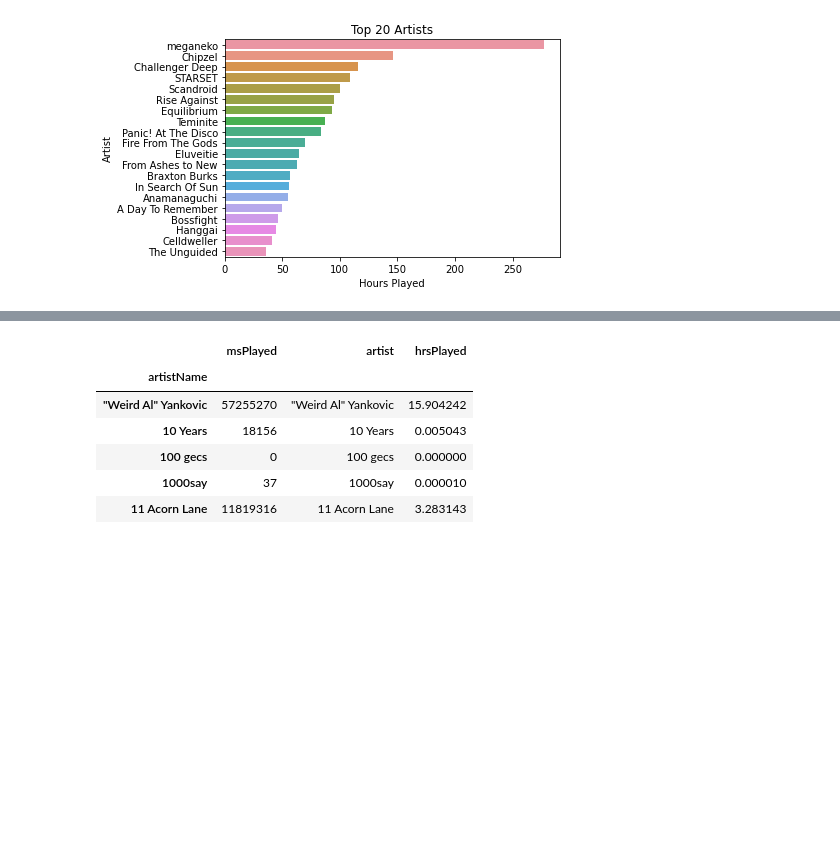
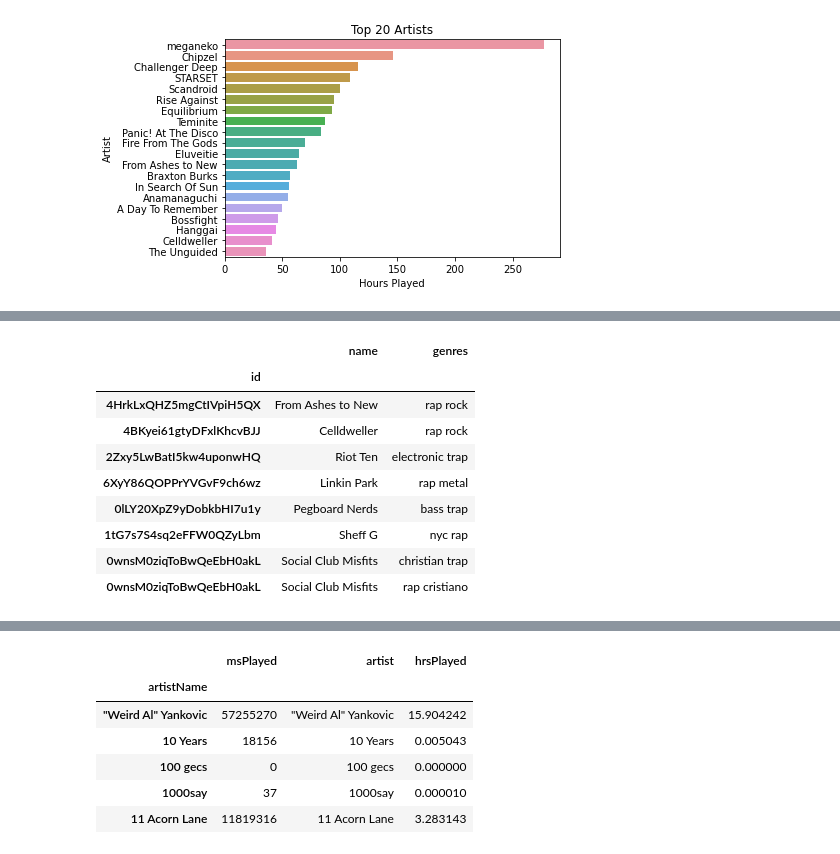
Before and after one commit to Duke02/Spotify-Listening-Analysis, a Jupyter notebook: Related-Artists.ipynb, the cells around one changed output, grey strips where cells are left out. Saved outputs shown, nothing was run; the diff lists cells and outputs as text; code cells hidden in the pictures; blank space fills up the shorter version.

Commit message:
Made changes to related artists. Kinda forgot to commit when I did them tho

```diff
--- a/Related-Artists.ipynb
+++ b/Related-Artists.ipynb
@@ -100,0 +101,13 @@ artists_big_df.head()
+# %%
+artists_big_df[artists_big_df['genres'].str.contains('rap', na=False)][['name','genres']].drop_duplicates()
+# %% [output]
+|  | name | genres |
+| id |  |  |
+| 4HrkLxQHZ5mgCtIVpiH5QX | From Ashes to New | rap rock |
+| 4BKyei61gtyDFxlKhcvBJJ | Celldweller | rap rock |
+| 2Zxy5LwBatI5kw4uponwHQ | Riot Ten | electronic trap |
+| 6XyY86QOPPrYVGvF9ch6wz | Linkin Park | rap metal |
+| 0lLY20XpZ9yDobkbHI7u1y | Pegboard Nerds | bass trap |
+| 1tG7s7S4sq2eFFW0QZyLbm | Sheff G | nyc rap |
+| 0wnsM0ziqToBwQeEbH0akL | Social Club Misfits | christian trap |
+| 0wnsM0ziqToBwQeEbH0akL | Social Club Misfits | rap cristiano |
```
Also changed, not shown: parts of 8 cells of this notebook, 1 other file.
